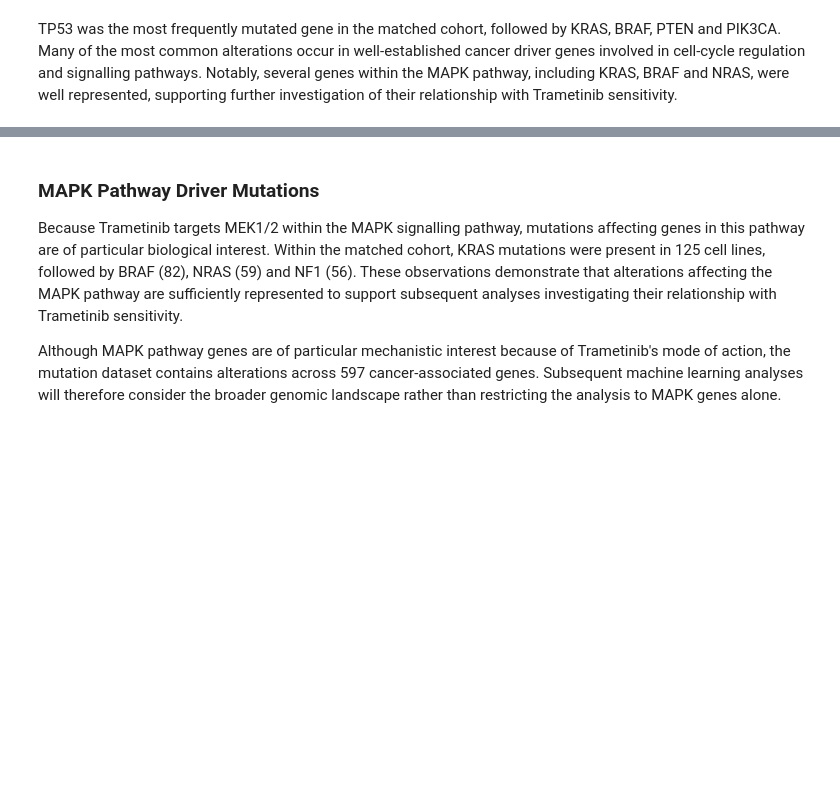
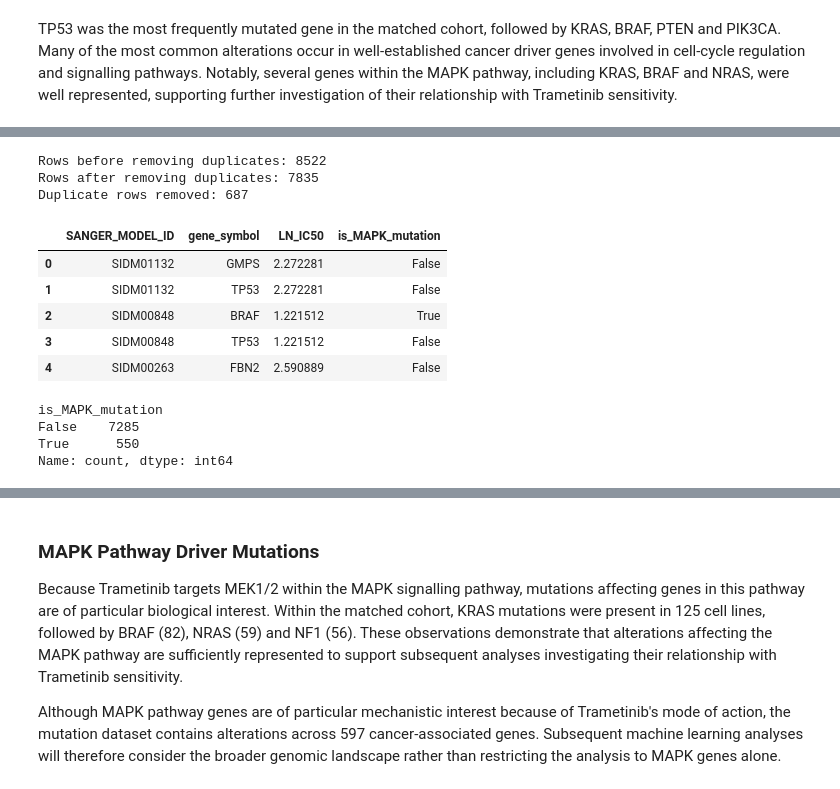
Before and after one commit to carolinemalaihull/trametinib-drug-response-ml, a Jupyter notebook: notebooks/01_data_exploration.ipynb, the cells around one changed output, grey strips where cells are left out. Drawn from its saved outputs; the diff is of its cells as text; code cells hidden in the pictures; blank space fills up the shorter version.

```diff
--- a/notebooks/01_data_exploration.ipynb
+++ b/notebooks/01_data_exploration.ipynb
@@ -630,0 +707,21 @@ TP53 was the most frequently mutated gene in the matched cohort, followed by KRA
+# %%
+# Convert LN_IC50 to a numeric column
+
+mapk_data["LN_IC50"] = pd.to_numeric(
+    mapk_data["LN_IC50"],
+    errors="coerce"
+)
+
+# Remove rows missing information needed for the analysis
+
+mapk_data = mapk_data.dropna(
+    subset=["SANGER_MODEL_ID", "gene_symbol", "LN_IC50"]
+)
+
+print("Shape after removing missing values:", mapk_data.shape)
+print("\nMissing values remaining:")
+print(
+    mapk_data[
+        ["SANGER_MODEL_ID", "gene_symbol", "LN_IC50"]
+    ].isna().sum()
+)
@@ -630,0 +736,41 @@ TP53 was the most frequently mutated gene in the matched cohort, followed by KRA
+# %%
+# A gene may appear more than once for the same cell line.
+# For mutation burden, each mutated gene should count only once per cell line.
+
+rows_before = len(mapk_data)
+
+mapk_data = mapk_data.drop_duplicates(
+    subset=["SANGER_MODEL_ID", "gene_symbol"]
+)
+
+rows_after = len(mapk_data)
+
+print("Rows before removing duplicates:", rows_before)
+print("Rows after removing duplicates:", rows_after)
+print("Duplicate rows removed:", rows_before - rows_after)
+# %% [output]
+Rows before removing duplicates: 8522
+Rows after removing duplicates: 7835
+Duplicate rows removed: 687
+# %%
+# True means the mutated gene belongs to the defined MAPK gene set
+
+mapk_data["is_MAPK_mutation"] = (
+    mapk_data["gene_symbol"].isin(mapk_genes)
+)
+
+display(mapk_data.head())
+# %% [output]
+|  | SANGER_MODEL_ID | gene_symbol | LN_IC50 | is_MAPK_mutation |
+| 0 | SIDM01132 | GMPS | 2.272281 | False |
+| 1 | SIDM01132 | TP53 | 2.272281 | False |
+| 2 | SIDM00848 | BRAF | 1.221512 | True |
+| 3 | SIDM00848 | TP53 | 1.221512 | False |
+| 4 | SIDM00263 | FBN2 | 2.590889 | False |
+# %%
+print(mapk_data["is_MAPK_mutation"].value_counts())
+# %% [output]
+is_MAPK_mutation
+False    7285
+True      550
+Name: count, dtype: int64
```
Also changed, not shown: parts of 14 cells of this notebook, 1 other file.
